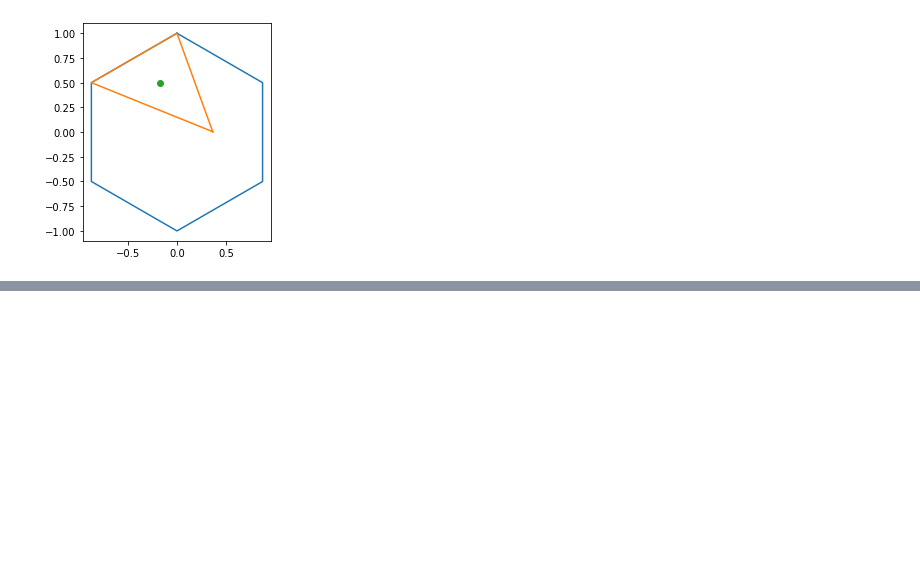
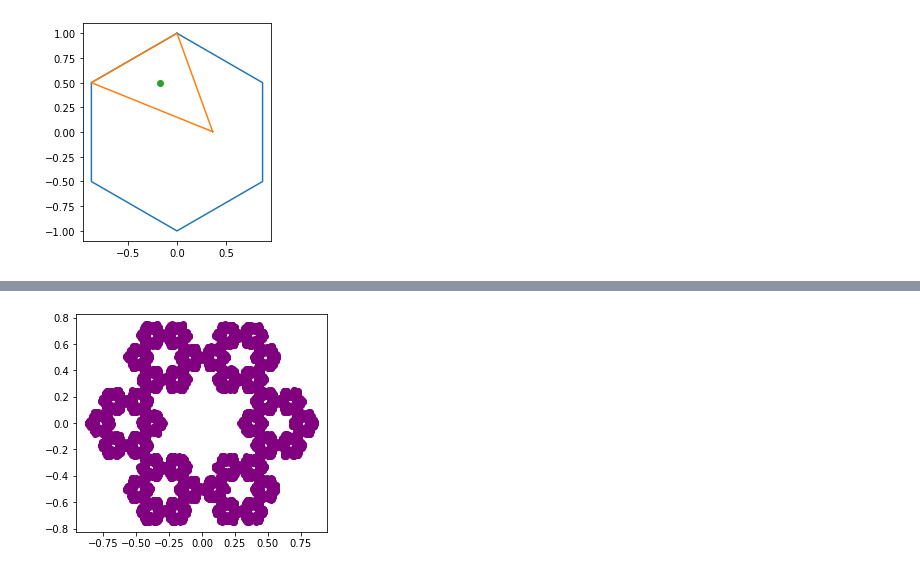
Before and after one commit to arnold402/Pre-assignment-DSI, a Jupyter notebook: Assignment.ipynb, the cells around one changed output, grey strips where cells are left out. Saved outputs shown, nothing was run; the diff lists cells and outputs as text; code cells hidden in the pictures; blank space fills up the shorter version.

Commit message:
add: random values scatter plot

```diff
--- a/Assignment.ipynb
+++ b/Assignment.ipynb
@@ -78,0 +88,41 @@ plt.show()
+# %%
+# Create an empty list to save centroid of T in each circle of the loop.
+Centroid_list = []
+
+for _ in range(10000):
+  if Centroid_list == []:
+    # Generate a random value of P and check if it lies within the hexagon.
+    hex_has_P = False
+    while hex_has_P == False:
+      P_size = (1, 2)
+      P = np.random.uniform(-1, 1, P_size)
+      hex_has_P = path.contains_points(P)
+    # Create Triangle T
+    get_adj_pair = random.choice(possible_adj_pairs)
+    T = [P[0],get_adj_pair[0],get_adj_pair[1],P[0]]
+    x_cent = (T[0][0] + T[1][0] + T[2][0])/3
+    y_cent = (T[0][1] + T[1][1] + T[2][1])/3
+    # Compute centriod
+    centroid = np.array([x_cent,y_cent])
+    # Save the centroid
+    Centroid_list.append(centroid)
+  else:
+    # Get P as the last value of Centroid list.
+    P = Centroid_list[-1]
+    # Create Triangle T
+    get_adj_pair = random.choice(possible_adj_pairs)
+    T = [P,get_adj_pair[0],get_adj_pair[1],P]
+    # Compute centriod
+    x_cent = (T[0][0] + T[1][0] + T[2][0])/3
+    y_cent = (T[0][1] + T[1][1] + T[2][1])/3
+    centroid = np.array([x_cent,y_cent])
+    # Save the centroid
+    Centroid_list.append(centroid)
+
+# Get x and y centroid list
+x, y = zip(*Centroid_list)
+plt.scatter(x, y, color='purple')
+plt.axis('scaled') # format the shape and remove excess white space
+plt.show()
+# %% [output]
+[figure, added]
```
Also changed, not shown: parts of 1 cell of this notebook.
